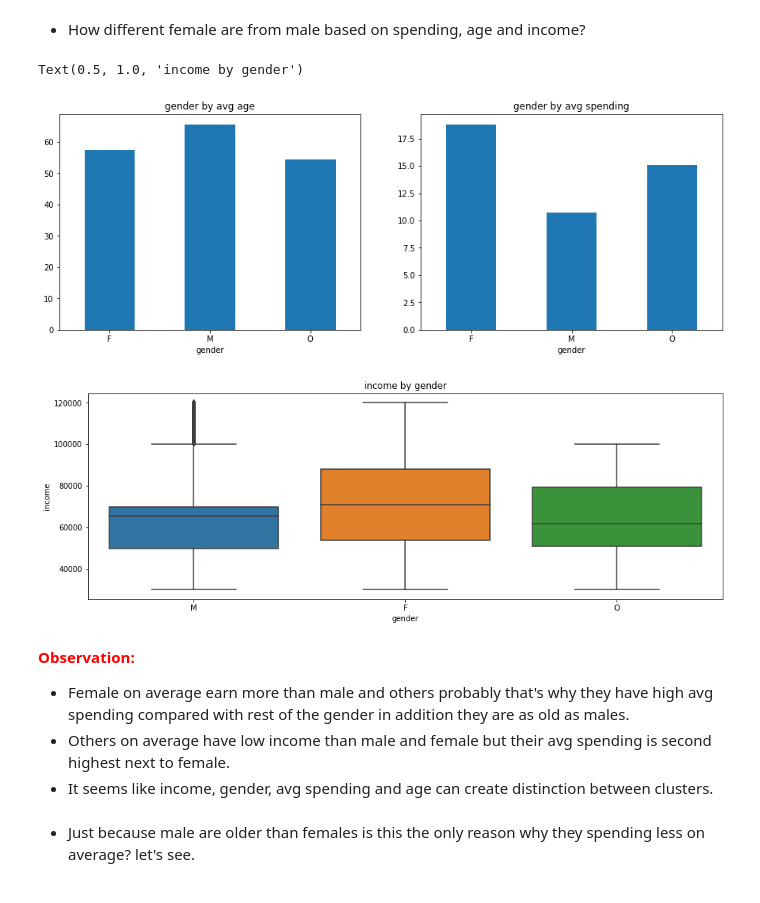
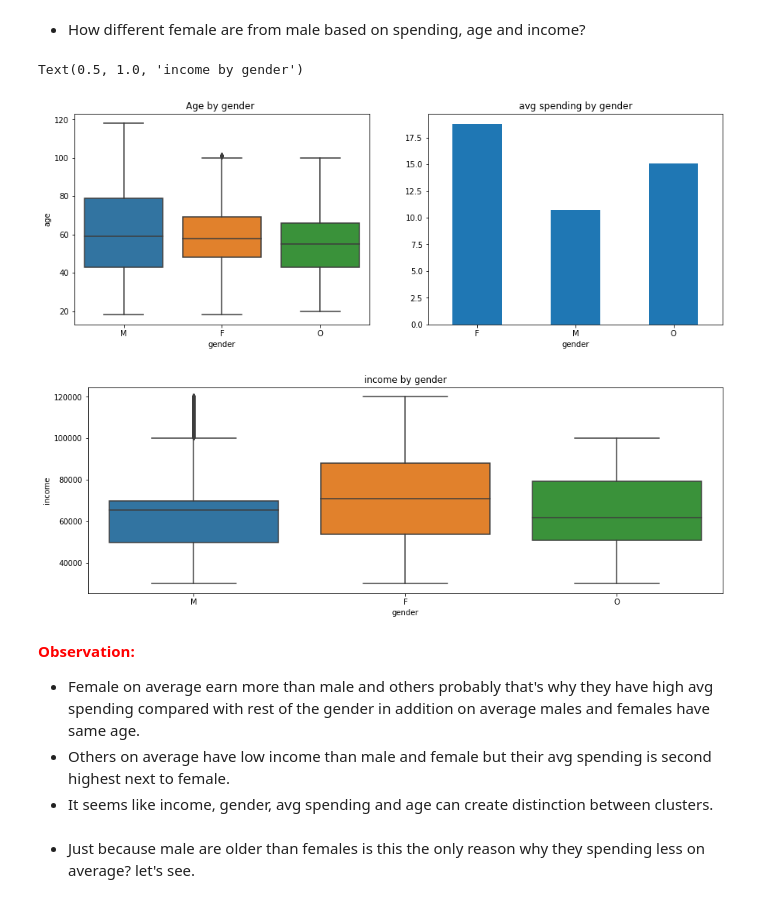
Before and after one commit to ArsalRahimMLE/starbucks-project, a Jupyter notebook: Part 02 EDA, Preprocessing and Clustering.ipynb, the cells around one changed output. Saved outputs shown, nothing was run; the diff lists cells and outputs as text; code cells hidden in the pictures.

```diff
--- a/Part 02 EDA, Preprocessing and Clustering.ipynb
+++ b/Part 02 EDA, Preprocessing and Clustering.ipynb
@@ -10,6 +10,7 @@ from sklearn.metrics import  silhouette_score
 profiles = pd.read_json('../../starbuck_capstone/data/profile.json',orient='records',lines=True)
 transcripts = pd.read_json('../../starbuck_capstone/data/transcript.json',orient='records',lines=True)
 promotions = pd.read_json('../../starbuck_capstone/data/portfolio.json',orient='records',lines=True)
+offer_variations = pd.read_csv('data/offer_variations.csv')
 # %%
  trans_dt, trans_clean_dt = helper.transaction_preprocessing(profiles,transcripts,promotions)
 # %% [output]
@@ -22,3 +23,6 @@ shape of trans_dt: (306534, 19)
 shape of trans_clean_dt: (297057, 19)
 # %%
 final_df = helper.feature_engineering(trans_dt,trans_clean_dt, profiles, promotions)
+# %%
+final_df = final_df.merge(offer_variations, left_on=final_df.index, right_on='id')
+final_df.set_index(['id'], inplace=True)
@@ -121,18 +142,19 @@ __females__ and __Others__ have on average high tendency to view and complete th
 - How different female are from male based on spending, age and income?
 # %%
 fig, ax = plt.subplots(ncols=2,figsize=(15,5))
-final_df.groupby(by=['gender'])['age'].mean().plot(kind='bar',rot=0, ax=ax[0],title="gender by avg age")
-final_df.groupby(by=['gender'])['avg spending'].mean().plot(kind='bar',rot=0, ax=ax[1],title="gender by avg spending")
+sns.boxplot(final_df['gender'], final_df['age'], ax=ax[0])
+ax[0].set_title('Age by gender ')
+final_df.groupby(by=['gender'])['avg spending'].mean().plot(kind='bar',rot=0, ax=ax[1],title="avg spending by gender")
 fig, ax = plt.subplots(figsize=(15,5))
 sns.boxplot(y = final_df['income'], x=final_df['gender'])
 ax.set_title('income by gender')
 # %% [output]
 Text(0.5, 1.0, 'income by gender')
-[figure, old version]
+[figure, new version]
 [figure]
 # %% [markdown]
 <b style="color:red;"> Observation: </b>
-- Female on average earn more than male and others probably that's why they have high avg spending compared with rest of the gender in addition they are as old as males.
+- Female on average earn more than male and others probably that's why they have high avg spending compared with rest of the gender in addition on average males and females have same age.
 - Others on average have low income than male and female but their avg spending is second highest next to female.
 - It seems like income, gender, avg spending and age can create distinction between clusters.
 # %% [markdown]
```
Also changed, not shown: parts of 32 cells of this notebook, 1 other file.
